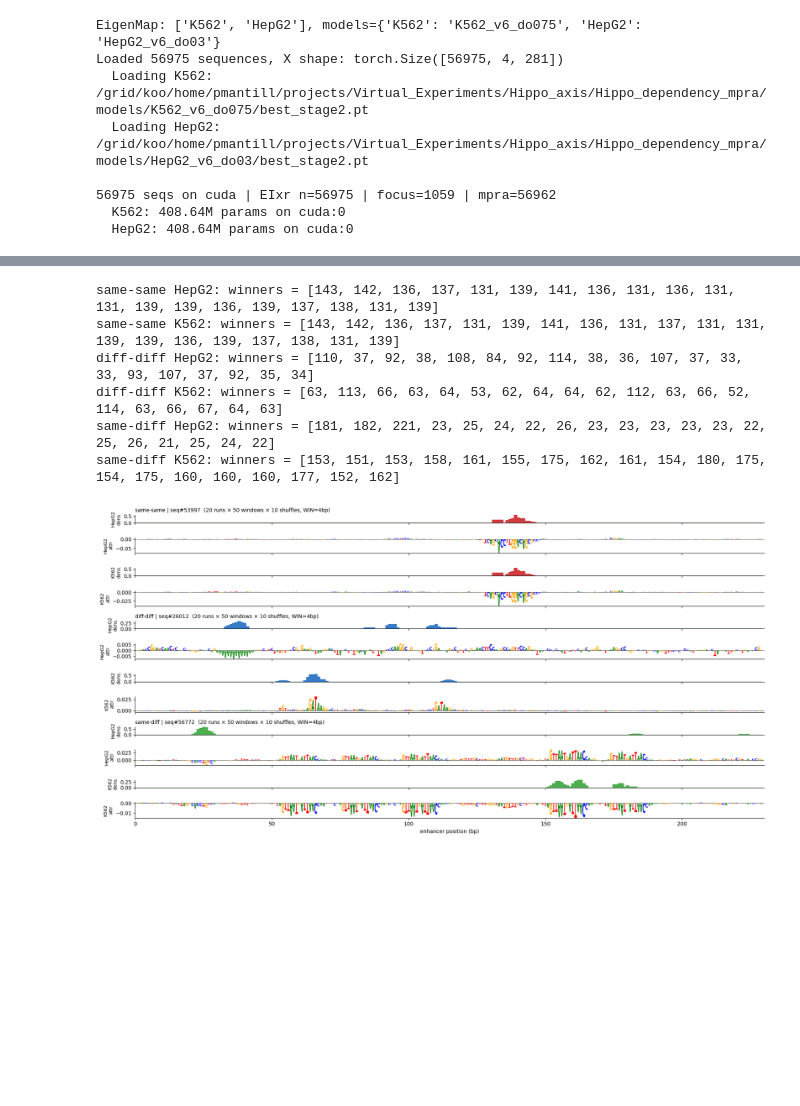
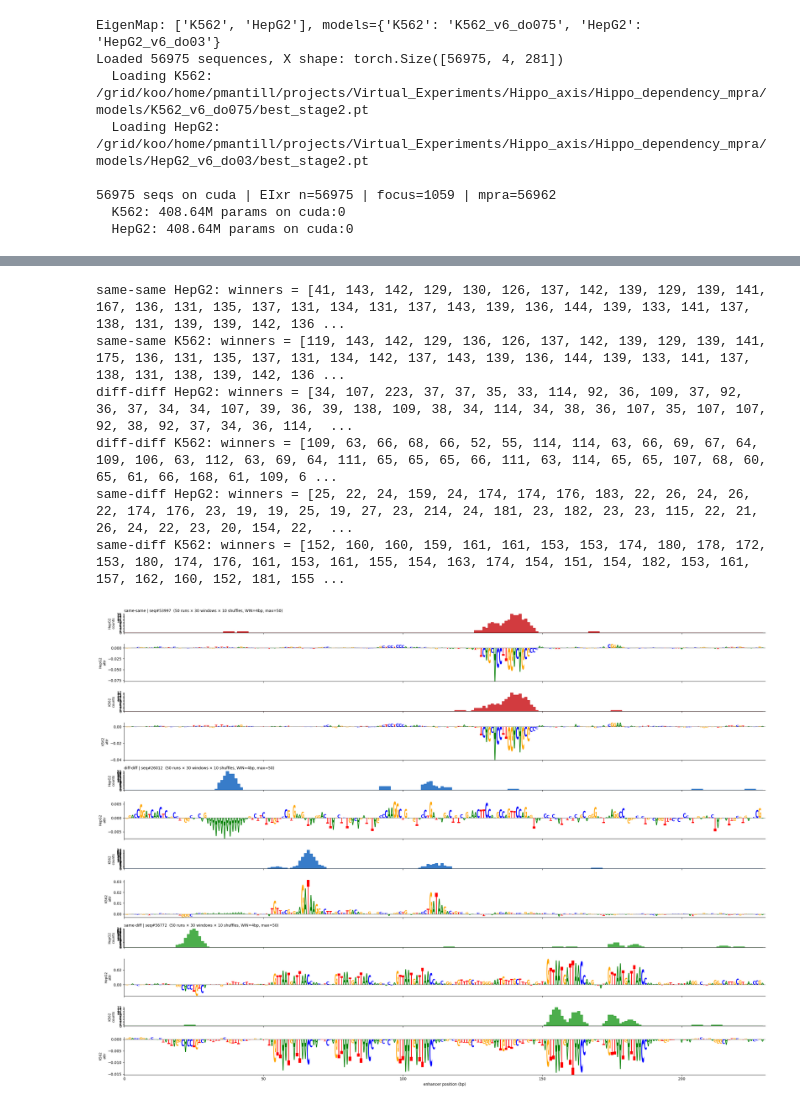
Before and after one commit to pabmantilla/Hippo_dependency_mpra, a Jupyter notebook: genomic_targets/scripts/2d_diff_call/scripts/k-cee_screen.ipynb, the cells around one changed output, grey strips where cells are left out. Cells and saved outputs as stored; diff of their text form; code cells hidden in the pictures; blank space fills up the shorter version.

Commit message:
k-cee forward screen

```diff
--- a/genomic_targets/scripts/2d_diff_call/scripts/k-cee_screen.ipynb
+++ b/genomic_targets/scripts/2d_diff_call/scripts/k-cee_screen.ipynb
@@ -106,10 +106,12 @@ print(reps)
 # enhancer-only (1x230) cosine sim over per-position importance (== EI corrs)
 cs_all = em.cosine_similarity(enhancer_only=True, mode='importance', zscore=True)  # (N,)
 
+ENH_LEN = eigen_steering.ENHANCER_LEN  # 230
+
 fig, axes = plt.subplots(3, 2, figsize=(30, 7), sharex=True)
 for r, (name, i) in enumerate(reps.items()):
     for c, ct in enumerate(['HepG2', 'K562']):
-        att = em.attr[ct][i].T  # (281, 4)
+        att = em.attr[ct][i, :, :ENH_LEN].T  # (230, 4) enhancer only
         lm.Logo(pd.DataFrame(att, columns=list('ACGT')), ax=axes[r, c])
         axes[r, c].set_title(f'{name} | {ct} | seq#{i}  cos_sim={cs_all[i]:+.2f}', fontsize=10)
         axes[r, c].set_ylabel('attr')
@@ -353,8 +422,8 @@ DeepLIFT/SHAP: HepG2...
 import logomaker as lm
 
 # --- knobs ---
-N_RUNS = 20   # independent screen runs per seq
-N_TRY  = 50   # random windows tested per run 50*4 = 200/230
+N_RUNS = 50   # independent screen runs per seq
+N_TRY  = 30   # random windows tested per run 50*4 = 200/230
 N_REPS = 10   # dinuc-shuffle replicates per window (averaged before scoring)
 WIN    = 4    # KO window size (bp)
 # -------------
@@ -365,8 +434,8 @@ WIN    = 4    # KO window size (bp)
 #   - for each window: dinuc-shuffle the WT N_REPS times, splice into WT
 #   - score = |mean Δpred|  (that cell type only)
 #   - winner = window with max score
-# Per-nucleotide density of inclusion = fraction of runs whose winning
-# window [s, s+WIN] covers each position.
+# Per-nucleotide raw count = # of runs whose winning [s, s+WIN] covers each position.
+# Max possible per position = N_RUNS.
 
 eigen_steering._load_heavy_deps()
 dinuc_shuf = eigen_steering.dinucleotide_shuffle
@@ -403,54 +472,56 @@ for name, idx in groups:
         winners[name][ct] = np.array(winners[name][ct])
         print(f'{name} {ct}: winners = {winners[name][ct].tolist()}')
 
-def coverage_density(starts_arr, win, length):
-    """Fraction of runs whose winning [s, s+win] covers each position."""
-    cov = np.zeros(length, dtype=float)
+def coverage_counts(starts_arr, win, length):
+    """Raw count: # of runs whose winning [s, s+win] covers each position."""
+    cov = np.zeros(length, dtype=int)
     for s in starts_arr:
-        cov[s:s+win] += 1.0
-    return cov / max(len(starts_arr), 1)
+        cov[s:s+win] += 1
+    return cov
 
-# --- plot: per seq -> [HepG2 dens, HepG2 logo, K562 dens, K562 logo] ---
+# --- plot: per seq -> [HepG2 counts, HepG2 logo, K562 counts, K562 logo] ---
 group_color = {'same-same': '#cb181d', 'diff-diff': '#1565C0', 'same-diff': '#2ca02c'}
 n_seqs   = len(groups)
 ROWS_PER = 4
 xs = np.arange(ENH_LEN)
 
 fig, axes = plt.subplots(ROWS_PER * n_seqs, 1,
-                         figsize=(18, 1.5 * ROWS_PER * n_seqs / 2),
+                         figsize=(25, 3 * ROWS_PER * n_seqs / 2),
                          sharex=True,
                          gridspec_kw={'height_ratios': [1, 2, 1, 2] * n_seqs})
 
 for gi, (name, idx) in enumerate(groups):
     base = gi * ROWS_PER
     col  = group_color[name]
     for ci, ct in enumerate(CTS):
+
         ax_d = axes[base + 2*ci]
         ax_l = axes[base + 2*ci + 1]
 
-        d = coverage_density(winners[name][ct], WIN, ENH_LEN)
+        d = coverage_counts(winners[name][ct], WIN, ENH_LEN)
         ax_d.fill_between(xs, d, 0, color=col, alpha=0.85, step='mid')
-        ax_d.set_ylim(0, max(d.max(), 1e-6))
-        ax_d.set_ylabel(f'{ct}\ndens.', fontsize=9)
+        ax_d.set_ylim(0, max(int(d.max()), 1))
+        ax_d.set_yticks(np.arange(0, max(int(d.max()), 1) + 1))
+        ax_d.set_ylabel(f'{ct}\ncounts', fontsize=9)
         if ci == 0:
             ax_d.set_title(f'{name} | seq#{idx}  '
-                           f'({N_RUNS} runs × {N_TRY} windows × {N_REPS} shuffles, WIN={WIN}bp)',
+                           f'({N_RUNS} runs × {N_TRY} windows × {N_REPS} shuffles, WIN={WIN}bp, max={N_RUNS})',
                            fontsize=10, loc='left')
         for sp in ('top', 'right'): ax_d.spines[sp].set_visible(False)
 
         att = em.attr[ct][idx, :, :ENH_LEN].T
         lm.Logo(pd.DataFrame(att, columns=list('ACGT')), ax=ax_l)
         ax_l.set_ylabel(f'{ct}\nattr', fontsize=9)
         for sp in ('top', 'right'): ax_l.spines[sp].set_visible(False)
 
 axes[-1].set_xlabel('enhancer position (bp)')
 axes[-1].set_xlim(0, ENH_LEN)
 plt.tight_layout(); plt.show()
 # %% [output]
-same-same HepG2: winners = [143, 142, 136, 137, 131, 139, 141, 136, 131, 136, 131, 131, 139, 139, 136, 139, 137, 138, 131, 139]
-same-same K562: winners = [143, 142, 136, 137, 131, 139, 141, 136, 131, 137, 131, 131, 139, 139, 136, 139, 137, 138, 131, 139]
-diff-diff HepG2: winners = [110, 37, 92, 38, 108, 84, 92, 114, 38, 36, 107, 37, 33, 33, 93, 107, 37, 92, 35, 34]
-diff-diff K562: winners = [63, 113, 66, 63, 64, 53, 62, 64, 64, 62, 112, 63, 66, 52, 114, 63, 66, 67, 64, 63]
-same-diff HepG2: winners = [181, 182, 221, 23, 25, 24, 22, 26, 23, 23, 23, 23, 23, 22, 25, 26, 21, 25, 24, 22]
-same-diff K562: winners = [153, 151, 153, 158, 161, 155, 175, 162, 161, 154, 180, 175, 154, 175, 160, 160, 160, 177, 152, 162]
+same-same HepG2: winners = [41, 143, 142, 129, 130, 126, 137, 142, 139, 129, 139, 141, 167, 136, 131, 135, 137, 131, 134, 131, 137, 143, 139, 136, 144, 139, 133, 141, 137, 138, 131, 139, 139, 142, 136 ...
+same-same K562: winners = [119, 143, 142, 129, 136, 126, 137, 142, 139, 129, 139, 141, 175, 136, 131, 135, 137, 131, 134, 142, 137, 143, 139, 136, 144, 139, 133, 141, 137, 138, 131, 138, 139, 142, 136 ...
+diff-diff HepG2: winners = [34, 107, 223, 37, 37, 35, 33, 114, 92, 36, 109, 37, 92, 36, 37, 34, 34, 107, 39, 36, 39, 138, 109, 38, 34, 114, 34, 38, 36, 107, 35, 107, 107, 92, 38, 92, 37, 34, 36, 114,  ...
+diff-diff K562: winners = [109, 63, 66, 68, 66, 52, 55, 114, 114, 63, 66, 69, 67, 64, 109, 106, 63, 112, 63, 69, 64, 111, 65, 65, 65, 66, 111, 63, 114, 65, 65, 107, 68, 60, 65, 61, 66, 168, 61, 109, 6 ...
+same-diff HepG2: winners = [25, 22, 24, 159, 24, 174, 174, 176, 183, 22, 26, 24, 26, 22, 174, 176, 23, 19, 19, 25, 19, 27, 23, 214, 24, 181, 23, 182, 23, 23, 115, 22, 21, 26, 24, 22, 23, 20, 154, 22,  ...
+same-diff K562: winners = [152, 160, 160, 159, 161, 161, 153, 153, 174, 180, 178, 172, 153, 180, 174, 176, 161, 153, 161, 155, 154, 163, 174, 154, 151, 154, 182, 153, 161, 157, 162, 160, 152, 181, 155 ...
-[figure, old version]
+[figure, new version]
```
Also changed, not shown: parts of 11 cells of this notebook, 1 other file.
